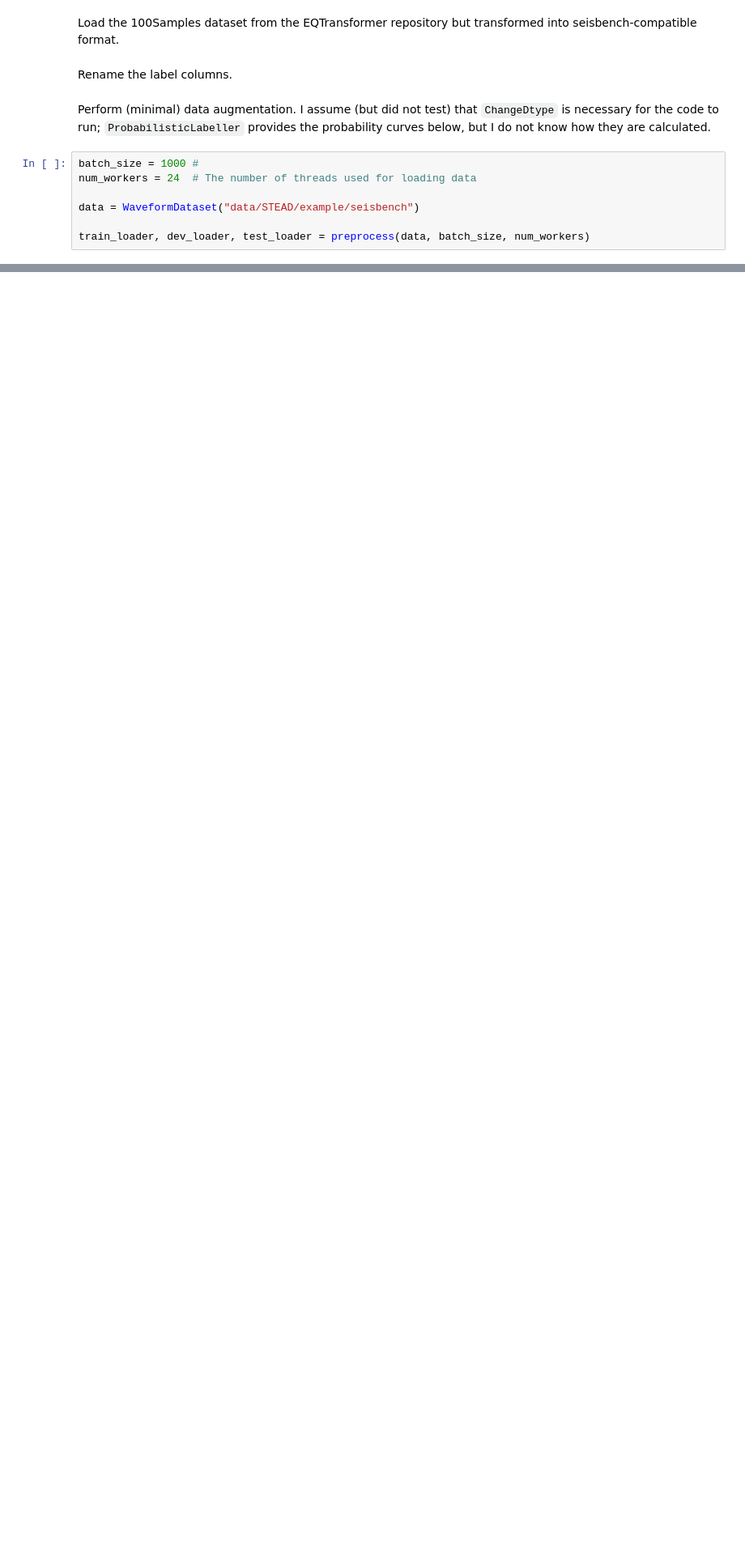
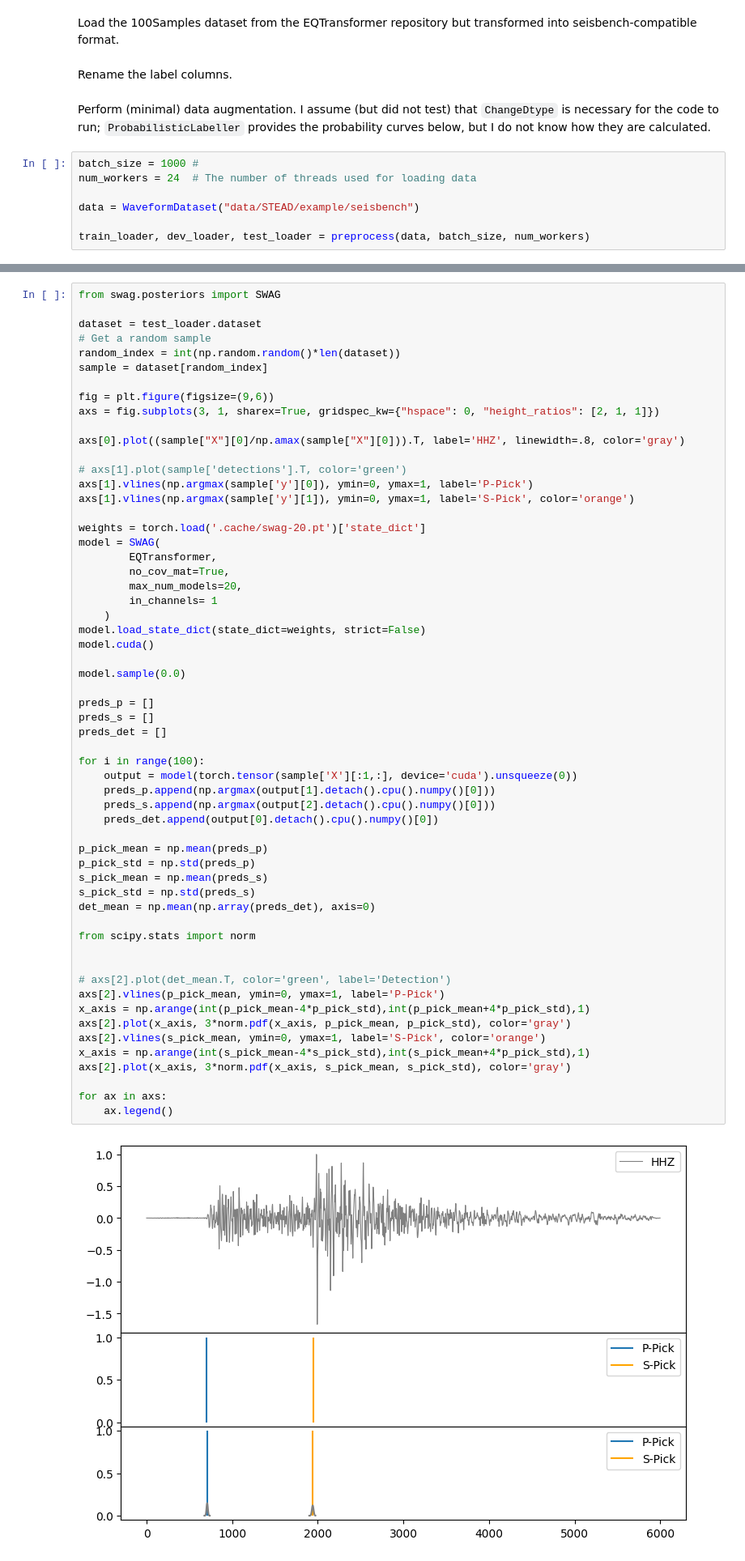
Before and after one commit to ib31iat/earthquake-monitoring, a Jupyter notebook: EQTransformer_swag_pred.ipynb, the cells around one changed output, grey strips where cells are left out. Shown: that part at 81% size. Cells and saved outputs as stored; diff of their text form; blank space fills up the shorter version.

```diff
--- a/EQTransformer_swag_pred.ipynb
+++ b/EQTransformer_swag_pred.ipynb
@@ -72,3 +73,63 @@ for ax in axs:
+# %%
+from swag.posteriors import SWAG
+
+dataset = test_loader.dataset
+# Get a random sample
+random_index = int(np.random.random()*len(dataset))
+sample = dataset[random_index]
+
+fig = plt.figure(figsize=(9,6))
+axs = fig.subplots(3, 1, sharex=True, gridspec_kw={"hspace": 0, "height_ratios": [2, 1, 1]})
+
+axs[0].plot((sample["X"][0]/np.amax(sample["X"][0])).T, label='HHZ', linewidth=.8, color='gray')
+
+# axs[1].plot(sample['detections'].T, color='green')
+axs[1].vlines(np.argmax(sample['y'][0]), ymin=0, ymax=1, label='P-Pick')
+axs[1].vlines(np.argmax(sample['y'][1]), ymin=0, ymax=1, label='S-Pick', color='orange')
+
+weights = torch.load('.cache/swag-20.pt')['state_dict']
+model = SWAG(
+        EQTransformer,
+        no_cov_mat=True,
+        max_num_models=20,
+        in_channels= 1
+    )
+model.load_state_dict(state_dict=weights, strict=False)
+model.cuda()
+
+model.sample(0.0)
+
+preds_p = []
+preds_s = []
+preds_det = []
+
+for i in range(100):
+    output = model(torch.tensor(sample['X'][:1,:], device='cuda').unsqueeze(0))
+    preds_p.append(np.argmax(output[1].detach().cpu().numpy()[0]))
+    preds_s.append(np.argmax(output[2].detach().cpu().numpy()[0]))
+    preds_det.append(output[0].detach().cpu().numpy()[0])
+
+p_pick_mean = np.mean(preds_p)
+p_pick_std = np.std(preds_p)
+s_pick_mean = np.mean(preds_s)
+s_pick_std = np.std(preds_s)
+det_mean = np.mean(np.array(preds_det), axis=0)
+
+from scipy.stats import norm
+
+
+# axs[2].plot(det_mean.T, color='green', label='Detection')
+axs[2].vlines(p_pick_mean, ymin=0, ymax=1, label='P-Pick')
+x_axis = np.arange(int(p_pick_mean-4*p_pick_std),int(p_pick_mean+4*p_pick_std),1)
+axs[2].plot(x_axis, 3*norm.pdf(x_axis, p_pick_mean, p_pick_std), color='gray')
+axs[2].vlines(s_pick_mean, ymin=0, ymax=1, label='S-Pick', color='orange')
+x_axis = np.arange(int(s_pick_mean-4*s_pick_std),int(s_pick_mean+4*p_pick_std),1)
+axs[2].plot(x_axis, 3*norm.pdf(x_axis, s_pick_mean, s_pick_std), color='gray')
+
+for ax in axs:
+    ax.legend()
+# %% [output]
+[figure, added]
 # %%
 from swag.posteriors import SWAG
 
```
Also changed, not shown: parts of 2 cells of this notebook.
